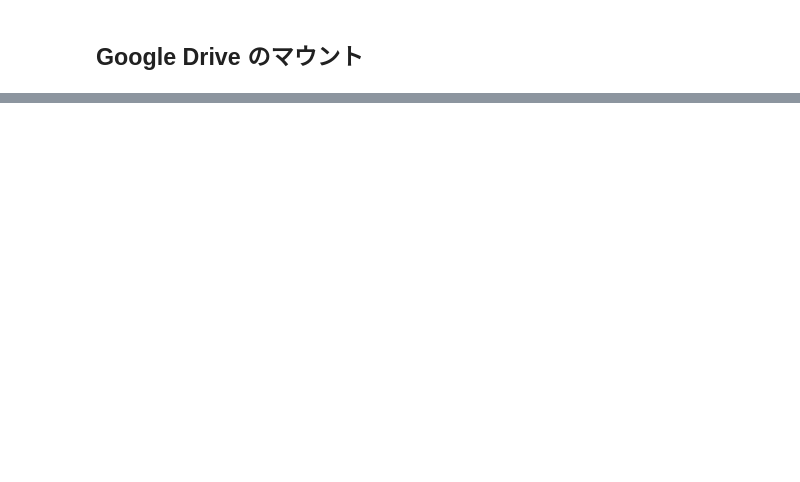
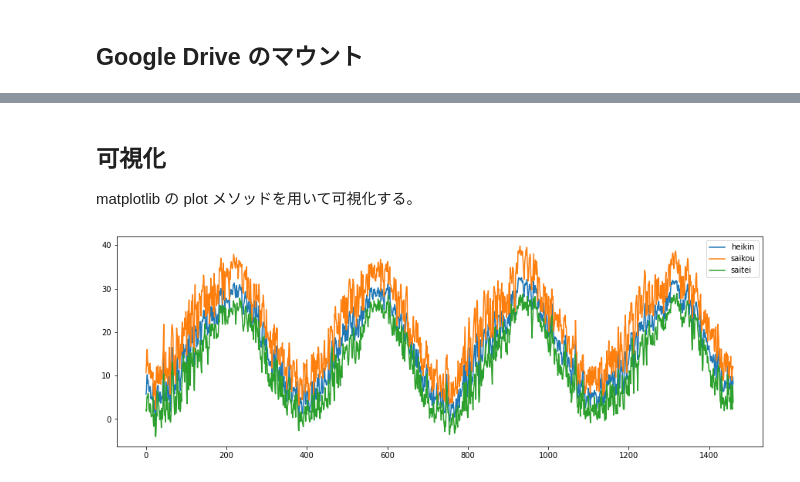
Before and after one commit to ymuto0302/base1_2022, a Jupyter notebook: opendata1_jma_csv.ipynb, the cells around one changed output, grey strips where cells are left out. Drawn from its saved outputs; the diff is of its cells as text; code cells hidden in the pictures; blank space fills up the shorter version.

```diff
--- a/opendata1_jma_csv.ipynb
+++ b/opendata1_jma_csv.ipynb
@@ -33,0 +61,13 @@ Mounted at /content/drive
+# %% [markdown]
+## 可視化
+matplotlib の plot メソッドを用いて可視化する。
+# %%
+# 平均気温，最高気温，最低気温のプロット
+plt.figure(figsize=(15,5)) # 図のサイズを設定
+plt.plot(heikin, label="heikin") # 平均気温の折れ線グラフ
+plt.plot(saikou, label="saikou") # 最高気温の折れ線グラフ
+plt.plot(saitei, label="saitei") # 最低気温の折れ線グラフ
+plt.legend() # 凡例の表示
+plt.show()
+# %% [output]
+[figure, added]
```
Also changed, not shown: parts of 16 cells of this notebook.
